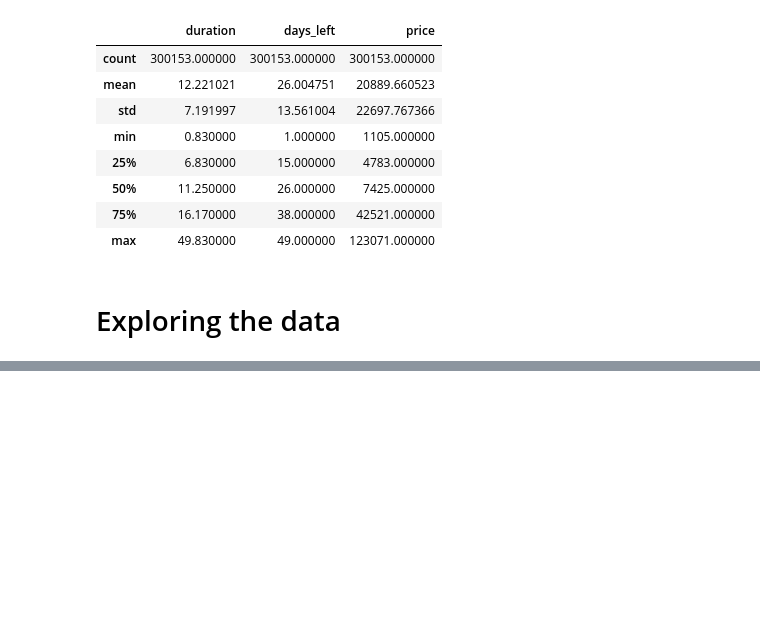
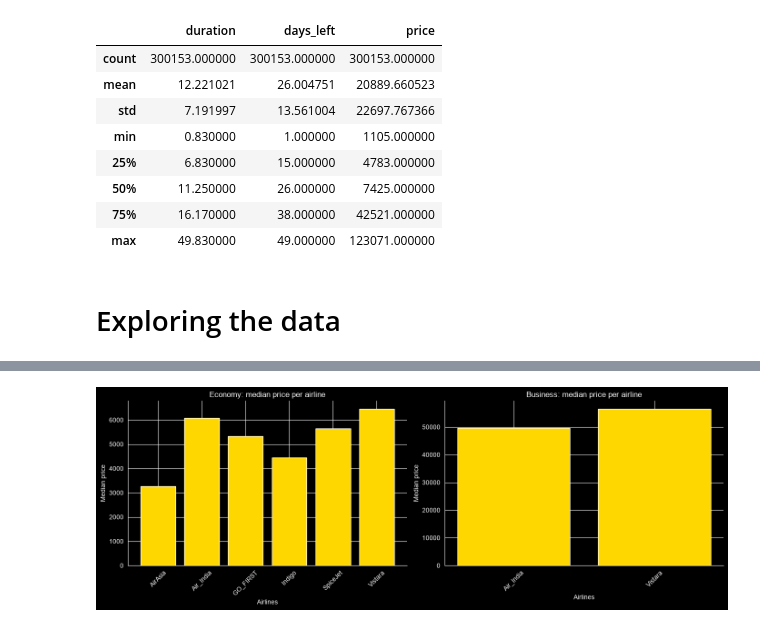
Before and after one commit to IvanKrstv/flight-price-predictor, a Jupyter notebook: src/flight_price_predictor/notebook.ipynb, the cells around one changed output, grey strips where cells are left out. Saved outputs shown, nothing was run; the diff lists cells and outputs as text; code cells hidden in the pictures; blank space fills up the shorter version.

```diff
--- a/src/flight_price_predictor/notebook.ipynb
+++ b/src/flight_price_predictor/notebook.ipynb
@@ -107,0 +128,16 @@ plt.show()
+# %%
+median_price = flights_data.groupby(['class', 'airline'])['price'].median()
+
+fig, axes = plt.subplots(1, 2, figsize=(14, 5))
+for ax, cls in zip(axes, classes):
+    data = median_price[cls]
+    ax.bar(data.index, data.values, color='gold')
+    ax.set_title(f"{cls}: median price per airline")
+    ax.set_xlabel("Airlines")
+    ax.set_ylabel('Median price')
+    ax.tick_params(axis='x', rotation=45)
+    ax.spines[['top', 'right']].set_visible(False)
+plt.tight_layout()
+plt.show()
+# %% [output]
+[figure, added]
```
Also changed, not shown: parts of 6 cells of this notebook.
